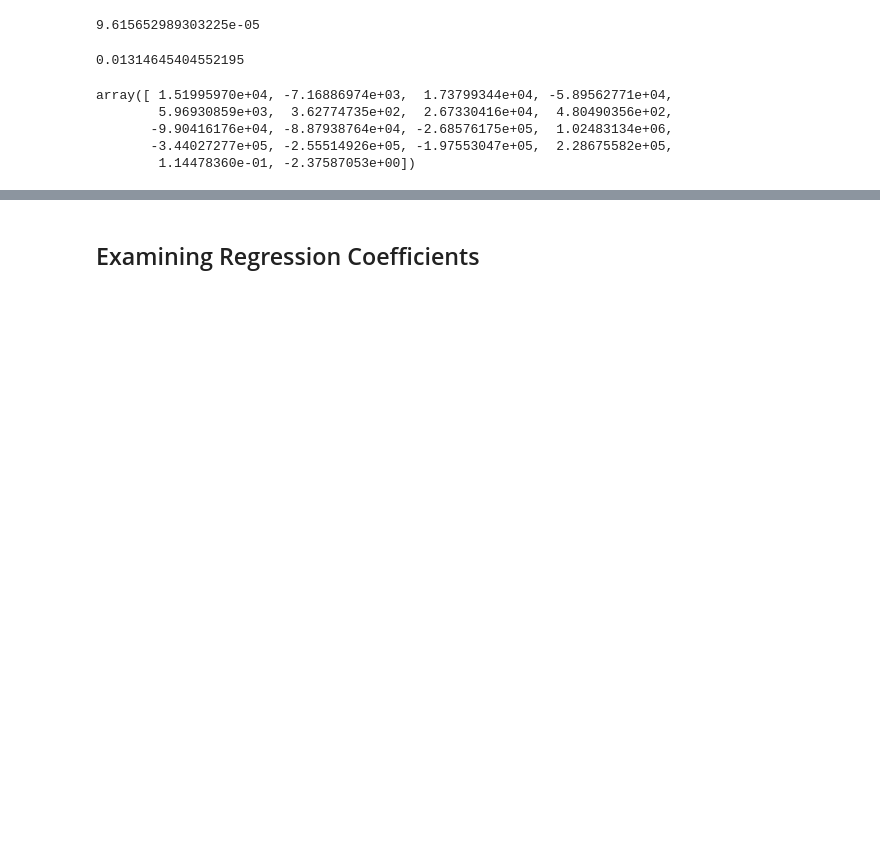
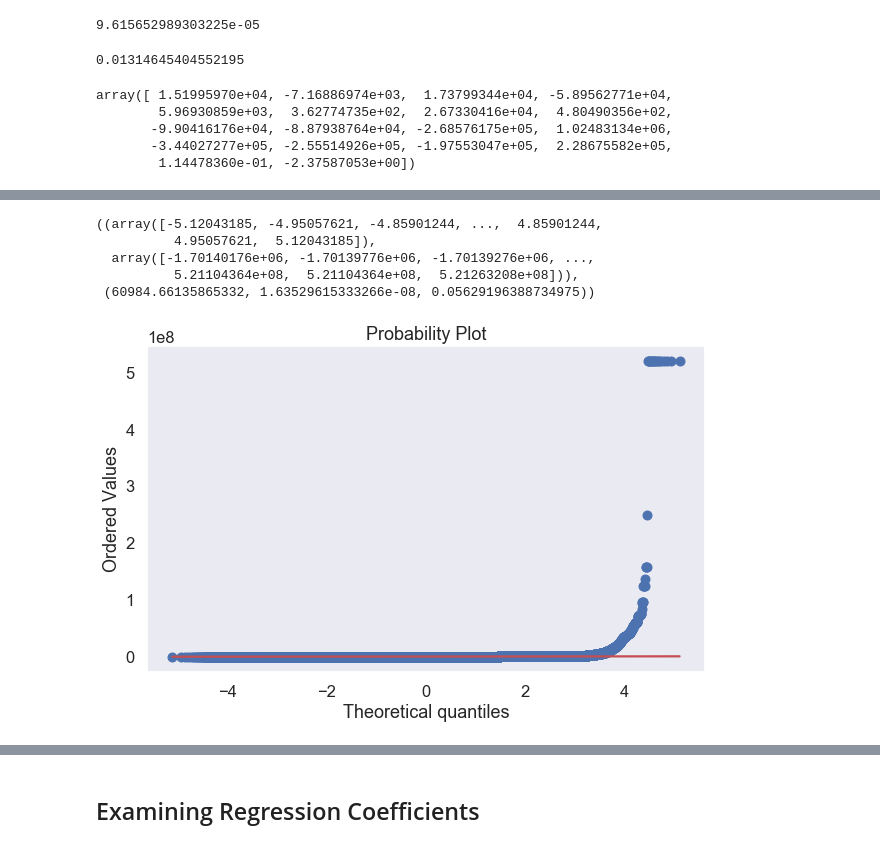
Before and after one commit to michaeleby1/commodity-flow-survey-regression, a Jupyter notebook: wip_michael.ipynb, the cells around one changed output, grey strips where cells are left out. Saved outputs shown, nothing was run; the diff lists cells and outputs as text; code cells hidden in the pictures; blank space fills up the shorter version.

```diff
--- a/wip_michael.ipynb
+++ b/wip_michael.ipynb
@@ -150 +277,17 @@ array([ 1.51995970e+04, -7.16886974e+03,  1.73799344e+04, -5.89562771e+04,
+# %%
+## qq plot without log values
+
+pred_val = anova.fittedvalues.copy()
+true_val = data['SHIPMT_VALUE'].values.copy()
+residual = true_val - pred_val
+
+fig, ax = plt.subplots(figsize=(10,6))
+sp.stats.probplot(residual, plot=ax, fit=True)
+# %% [output]
+((array([-5.12043185, -4.95057621, -4.85901244, ...,  4.85901244,
+          4.95057621,  5.12043185]),
+  array([-1.70140176e+06, -1.70139776e+06, -1.70139276e+06, ...,
+          5.21104364e+08,  5.21104364e+08,  5.21263208e+08])),
+ (60984.66135865332, 1.63529615333266e-08, 0.05629196388734975))
+[figure, added]
 # %%
```
Also changed, not shown: parts of 29 cells of this notebook.
